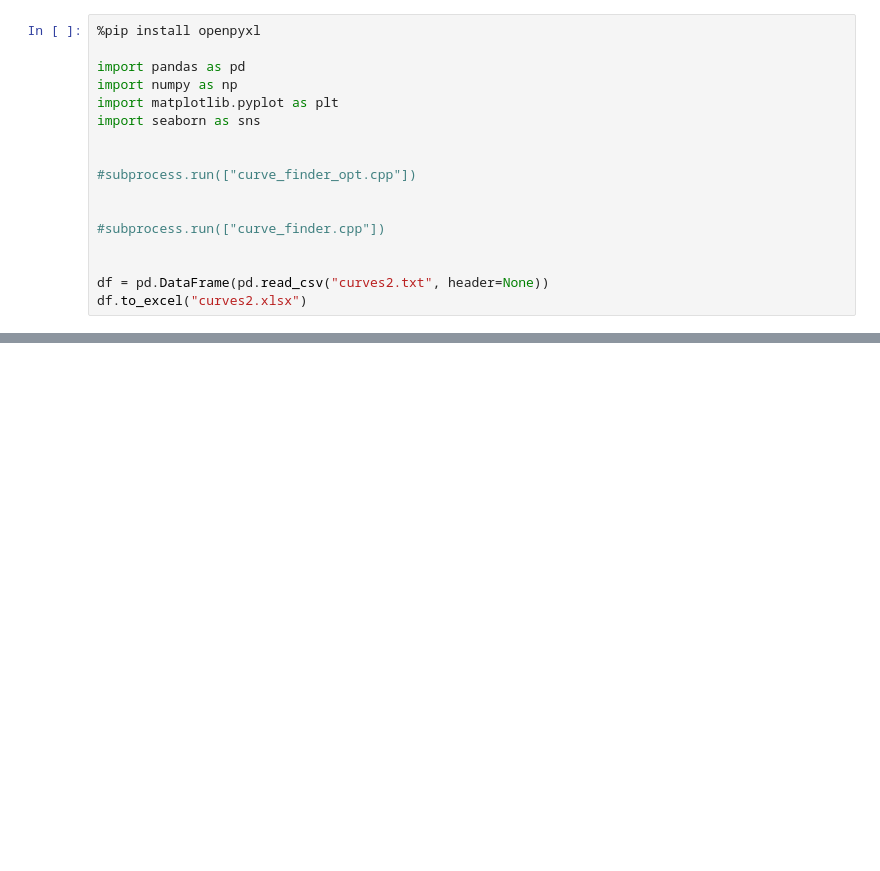
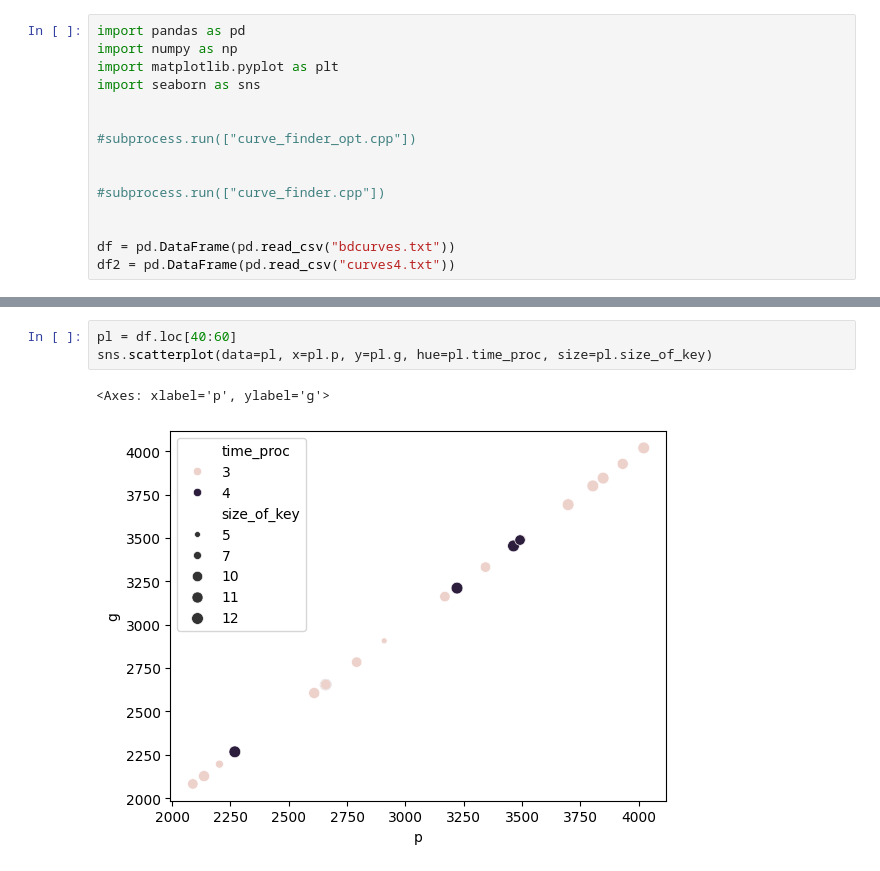
Before and after one commit to GeeZiX84/ECDH, a Jupyter notebook: analitycs.ipynb, the cells around one changed output, grey strips where cells are left out. Drawn from its saved outputs; the diff is of its cells as text; blank space fills up the shorter version.

```diff
--- a/analitycs.ipynb
+++ b/analitycs.ipynb
@@ -1,6 +1,4 @@
 # %%
-%pip install openpyxl
-
 import pandas as pd
 import numpy as np
 import matplotlib.pyplot as plt
@@ -13,5 +11,5 @@ import seaborn as sns
 #subprocess.run(["curve_finder.cpp"])
 
 
-df = pd.DataFrame(pd.read_csv("curves2.txt", header=None))
-df.to_excel("curves2.xlsx")
+df = pd.DataFrame(pd.read_csv("bdcurves.txt"))
+df2 = pd.DataFrame(pd.read_csv("curves4.txt"))
@@ -46,0 +48,6 @@ Text(0, 0.5, 'Время (миллисекунды)')
+# %%
+pl = df.loc[40:60]
+sns.scatterplot(data=pl, x=pl.p, y=pl.g, hue=pl.time_proc, size=pl.size_of_key)
+# %% [output]
+<Axes: xlabel='p', ylabel='g'>
+[figure, added]
```
Also changed, not shown: parts of 6 cells of this notebook, 14 other files.
